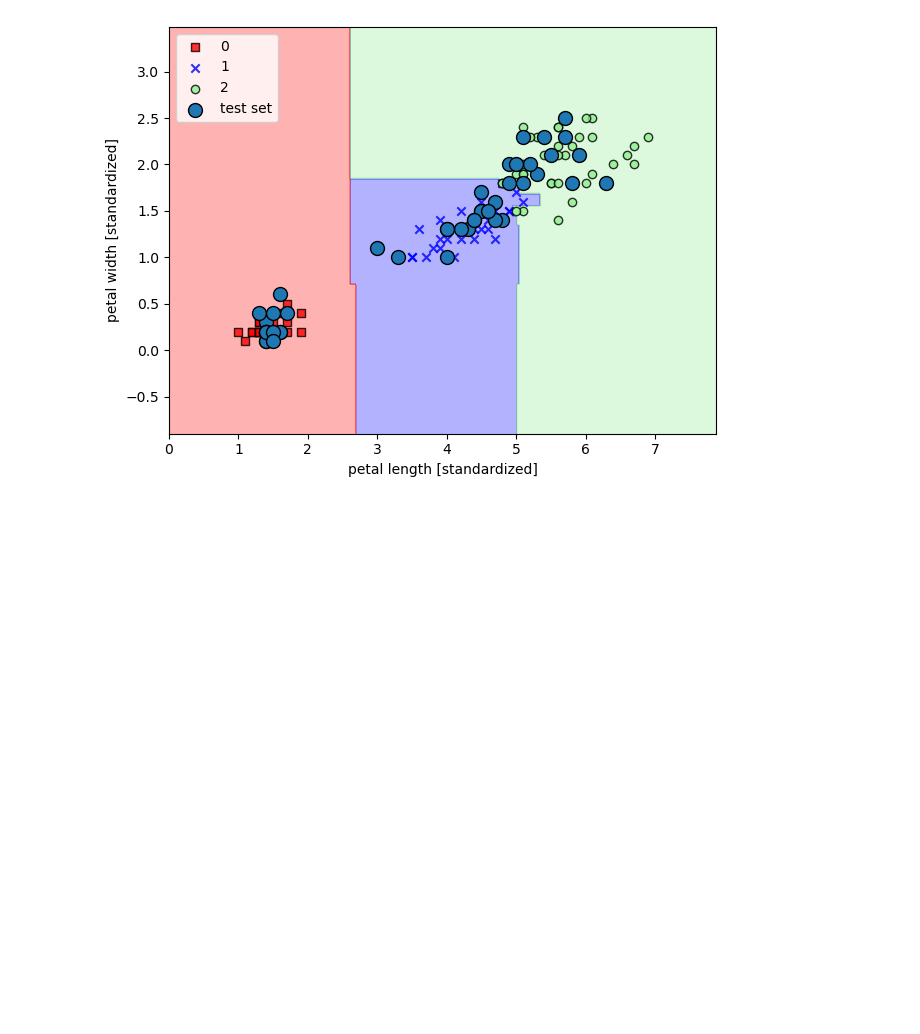
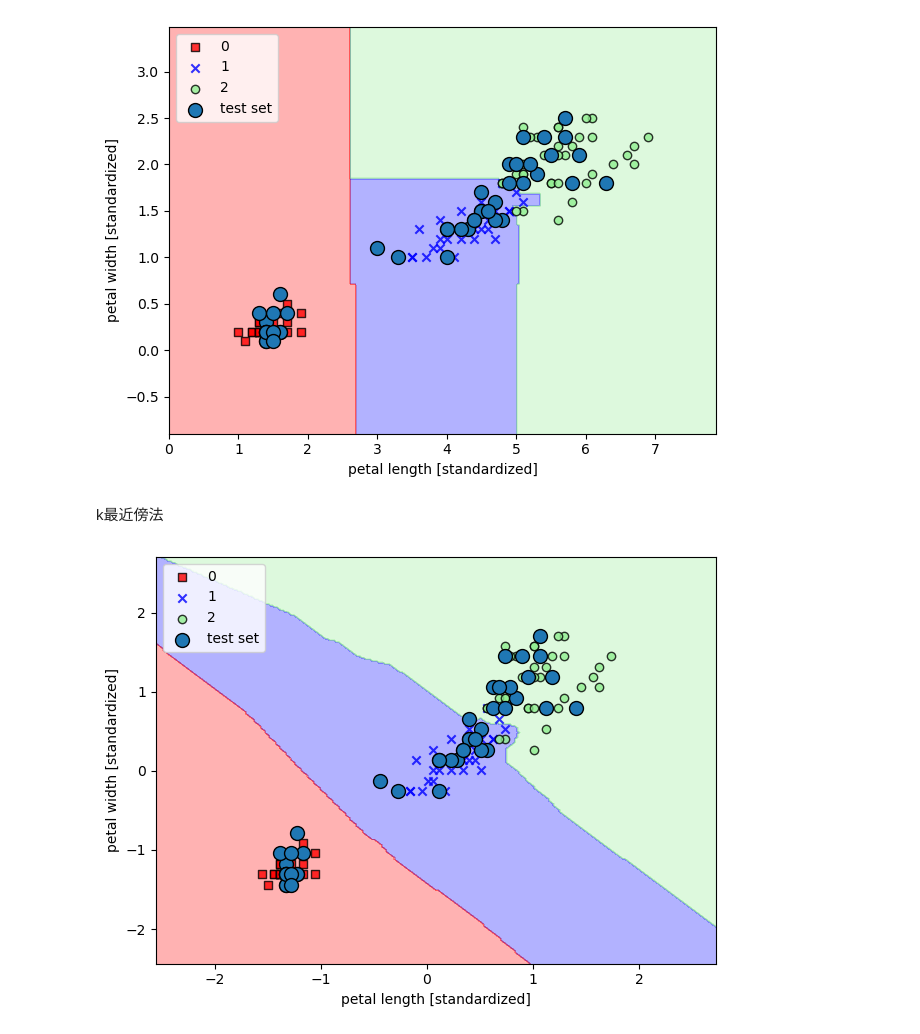
Before and after one commit to K-Bokka/py_ml_3rd, a Jupyter notebook: notebooks/ch03/06_decision_tree.ipynb, the cells around one changed output. Cells and saved outputs as stored; diff of their text form; code cells hidden in the pictures; blank space fills up the shorter version.

Commit message:
k-nearest neighbor

```diff
--- a/notebooks/ch03/06_decision_tree.ipynb
+++ b/notebooks/ch03/06_decision_tree.ipynb
@@ -114,3 +114,23 @@ plt.tight_layout()
 plt.show()
 # %% [output]
 [figure]
+# %% [markdown]
+k最近傍法
+# %%
+from sklearn.neighbors import KNeighborsClassifier
+
+knn = KNeighborsClassifier(n_neighbors=5, p=2, metric='minkowski')
+
+X_train_std, y_train = ir.train_std_datasets()
+X_combined_std, y_combined = ir.combined_std_datasets()
+
+knn.fit(X_train_std, y_train)
+
+plot_decision_regions(X_combined_std, y_combined, classifier=knn, test_idx=range(105, 150))
+plt.xlabel('petal length [standardized]')
+plt.ylabel('petal width [standardized]')
+plt.legend(loc='upper left')
+plt.tight_layout()
+plt.show()
+# %% [output]
+[figure, added]
```
